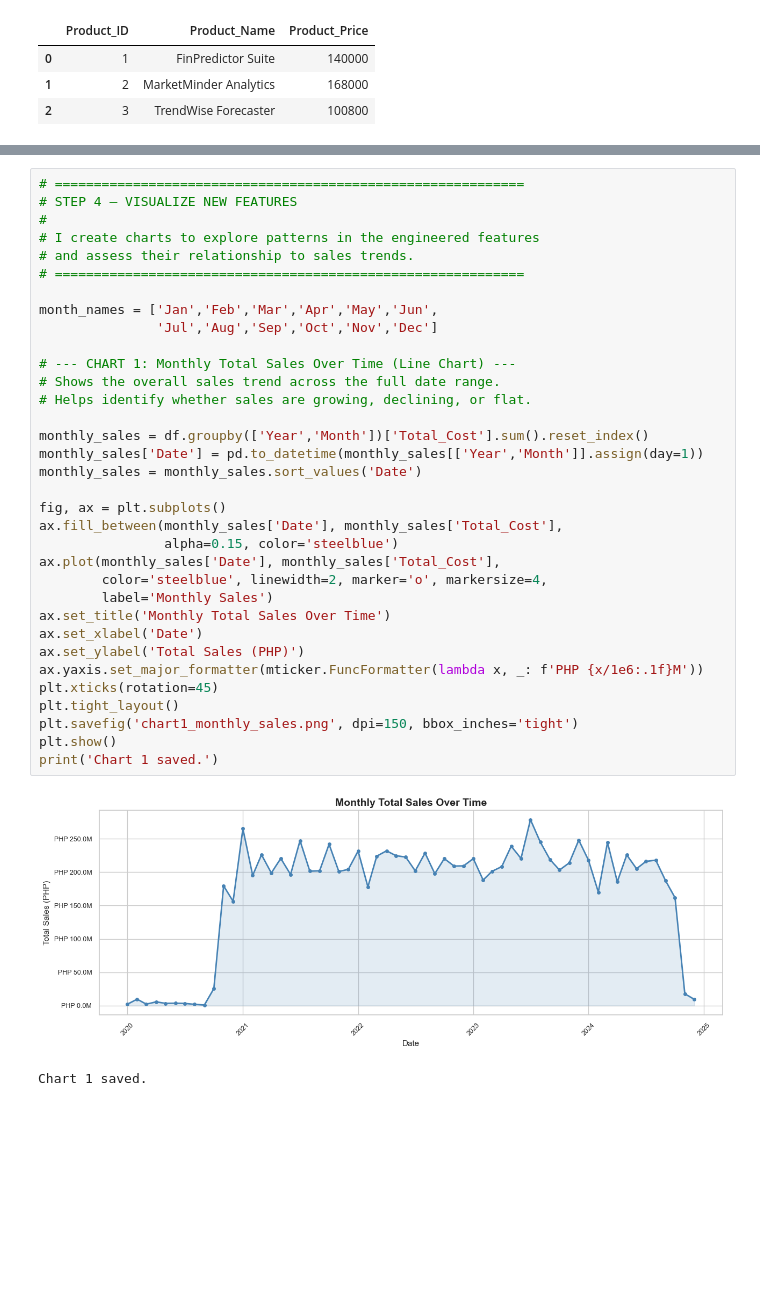
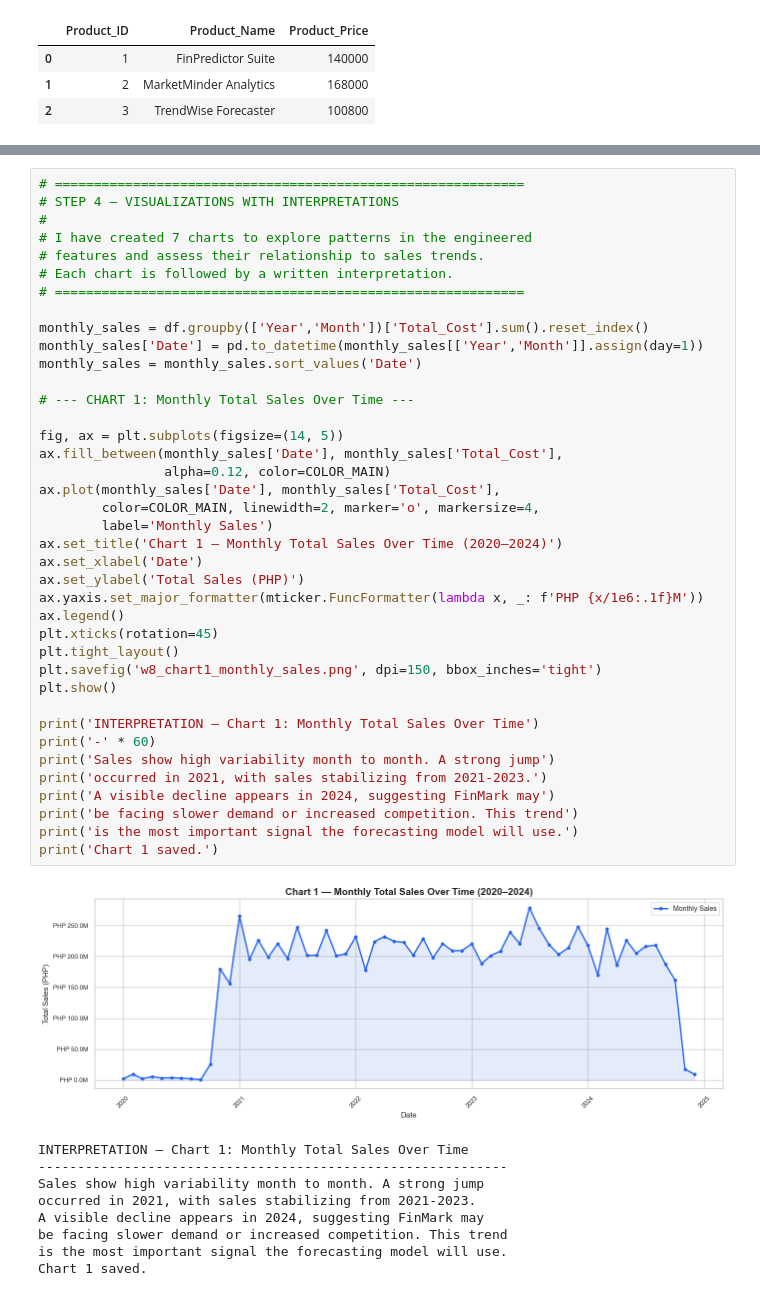
Before and after one commit to Matti2101/MO-IT134-Milestone-2-Project-Forecasting-Model-with-DataViz_BSIT-S3101, a Jupyter notebook: MO-IT134 Week 8 Homework Initial Project Forecasting Model BSIT S3101 PARAN.ipynb, the cells around one changed output, grey strips where cells are left out. Cells and saved outputs as stored; diff of their text form; blank space fills up the shorter version.

```diff
--- a/MO-IT134 Week 8 Homework Initial Project Forecasting Model BSIT S3101 PARAN.ipynb
+++ b/MO-IT134 Week 8 Homework Initial Project Forecasting Model BSIT S3101 PARAN.ipynb
@@ -245,39 +257,51 @@ Missing values:     0
 # %%
 # ============================================================
-# STEP 4 — VISUALIZE NEW FEATURES
+# STEP 4 — VISUALIZATIONS WITH INTERPRETATIONS
 #
-# I create charts to explore patterns in the engineered features
-# and assess their relationship to sales trends.
+# I have created 7 charts to explore patterns in the engineered
+# features and assess their relationship to sales trends.
+# Each chart is followed by a written interpretation.
 # ============================================================
-
-month_names = ['Jan','Feb','Mar','Apr','May','Jun',
-               'Jul','Aug','Sep','Oct','Nov','Dec']
-
-# --- CHART 1: Monthly Total Sales Over Time (Line Chart) ---
-# Shows the overall sales trend across the full date range.
-# Helps identify whether sales are growing, declining, or flat.
 
 monthly_sales = df.groupby(['Year','Month'])['Total_Cost'].sum().reset_index()
 monthly_sales['Date'] = pd.to_datetime(monthly_sales[['Year','Month']].assign(day=1))
 monthly_sales = monthly_sales.sort_values('Date')
 
-fig, ax = plt.subplots()
+# --- CHART 1: Monthly Total Sales Over Time ---
+
+fig, ax = plt.subplots(figsize=(14, 5))
 ax.fill_between(monthly_sales['Date'], monthly_sales['Total_Cost'],
-                alpha=0.15, color='steelblue')
+                alpha=0.12, color=COLOR_MAIN)
 ax.plot(monthly_sales['Date'], monthly_sales['Total_Cost'],
-        color='steelblue', linewidth=2, marker='o', markersize=4,
+        color=COLOR_MAIN, linewidth=2, marker='o', markersize=4,
         label='Monthly Sales')
-ax.set_title('Monthly Total Sales Over Time')
+ax.set_title('Chart 1 — Monthly Total Sales Over Time (2020–2024)')
 ax.set_xlabel('Date')
 ax.set_ylabel('Total Sales (PHP)')
 ax.yaxis.set_major_formatter(mticker.FuncFormatter(lambda x, _: f'PHP {x/1e6:.1f}M'))
+ax.legend()
 plt.xticks(rotation=45)
 plt.tight_layout()
-plt.savefig('chart1_monthly_sales.png', dpi=150, bbox_inches='tight')
+plt.savefig('w8_chart1_monthly_sales.png', dpi=150, bbox_inches='tight')
 plt.show()
+
+print('INTERPRETATION — Chart 1: Monthly Total Sales Over Time')
+print('-' * 60)
+print('Sales show high variability month to month. A strong jump')
+print('occurred in 2021, with sales stabilizing from 2021-2023.')
+print('A visible decline appears in 2024, suggesting FinMark may')
+print('be facing slower demand or increased competition. This trend')
+print('is the most important signal the forecasting model will use.')
 print('Chart 1 saved.')
 # %% [output]
-[figure, old version]
+[figure, new version]
+INTERPRETATION — Chart 1: Monthly Total Sales Over Time
+------------------------------------------------------------
+Sales show high variability month to month. A strong jump
+occurred in 2021, with sales stabilizing from 2021-2023.
+A visible decline appears in 2024, suggesting FinMark may
+be facing slower demand or increased competition. This trend
+is the most important signal the forecasting model will use.
 Chart 1 saved.
 # %%
 # --- CHART 2: Average Sales by Month (Seasonal Pattern) ---
```
Also changed, not shown: parts of 17 cells of this notebook.
